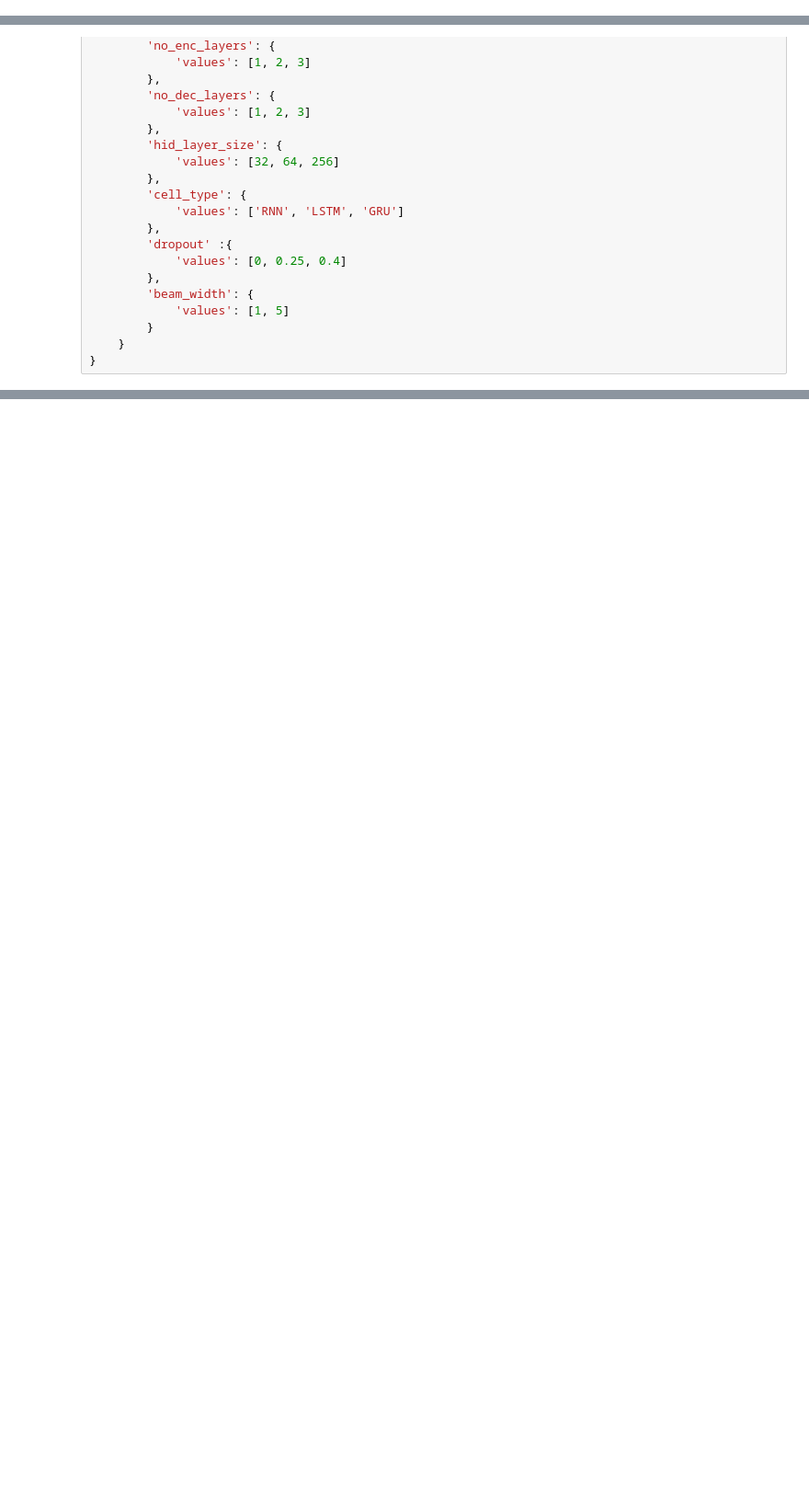
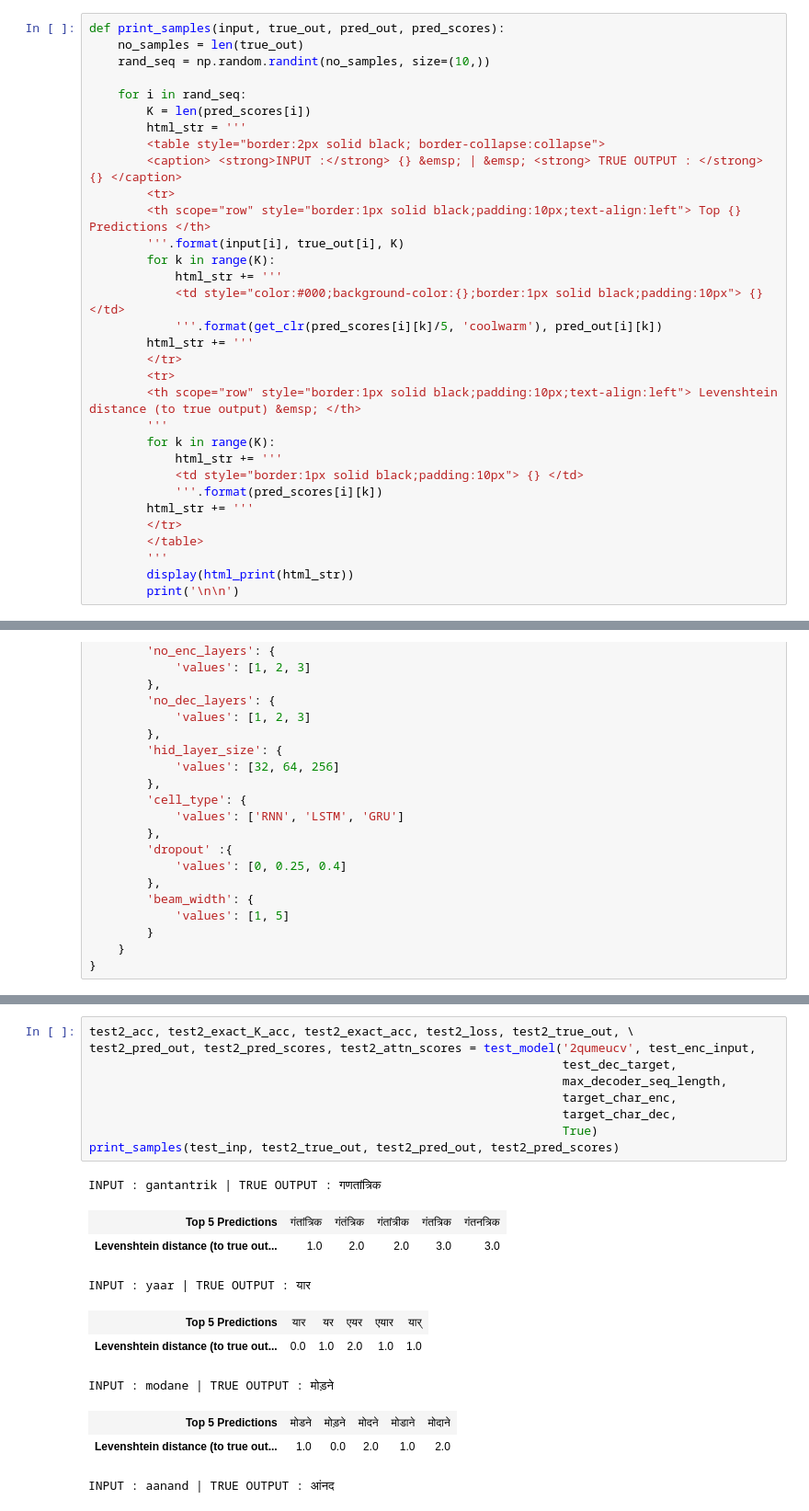
Before and after one commit to abisubramanya27/CS6910_Assignment3, a Jupyter notebook: src/Assignment3.ipynb, the cells around one changed output, grey strips where cells are left out. Shown: that part at 92% size. Saved outputs shown, nothing was run; the diff lists cells and outputs as text; blank space fills up the shorter version.

```diff
--- a/src/Assignment3.ipynb
+++ b/src/Assignment3.ipynb
@@ -631,0 +688,32 @@ def sweep_wrapper():
+# %%
+def print_samples(input, true_out, pred_out, pred_scores):
+    no_samples = len(true_out)
+    rand_seq = np.random.randint(no_samples, size=(10,))
+
+    for i in rand_seq:
+        K = len(pred_scores[i])
+        html_str = '''
+        <table style="border:2px solid black; border-collapse:collapse">
+        <caption> <strong>INPUT :</strong> {} &emsp; | &emsp; <strong> TRUE OUTPUT : </strong> {} </caption>
+        <tr>
+        <th scope="row" style="border:1px solid black;padding:10px;text-align:left"> Top {} Predictions </th>
+        '''.format(input[i], true_out[i], K)
+        for k in range(K):
+            html_str += '''
+            <td style="color:#000;background-color:{};border:1px solid black;padding:10px"> {} </td>
+            '''.format(get_clr(pred_scores[i][k]/5, 'coolwarm'), pred_out[i][k])
+        html_str += '''
+        </tr>
+        <tr>
+        <th scope="row" style="border:1px solid black;padding:10px;text-align:left"> Levenshtein distance (to true output) &emsp; </th>
+        '''
+        for k in range(K):
+            html_str += '''
+            <td style="border:1px solid black;padding:10px"> {} </td>
+            '''.format(pred_scores[i][k])
+        html_str += '''
+        </tr>
+        </table>
+        '''
+        display(html_print(html_str))
+        print('\n\n')
@@ -1040,0 +1075,20 @@ def best_model_attention(run_id, test_enc_input, test_dec_target, max_decoder_se
+# %%
+test2_acc, test2_exact_K_acc, test2_exact_acc, test2_loss, test2_true_out, \
+test2_pred_out, test2_pred_scores, test2_attn_scores = test_model('2qumeucv', test_enc_input,
+                                                                  test_dec_target,
+                                                                  max_decoder_seq_length,
+                                                                  target_char_enc,
+                                                                  target_char_dec,
+                                                                  True)
+print_samples(test_inp, test2_true_out, test2_pred_out, test2_pred_scores)
+# %% [output]
+INPUT : gantantrik | TRUE OUTPUT : गणतांत्रिक
+| Top 5 Predictions | गंतांत्रिक | गंतंत्रिक | गंतांत्रीक | गंतत्रिक | गंतनत्रिक |
+| Levenshtein distance (to true out... | 1.0 | 2.0 | 2.0 | 3.0 | 3.0 |
+INPUT : yaar | TRUE OUTPUT : यार
+| Top 5 Predictions | यार | यर | एयर | एयार | यार् |
+| Levenshtein distance (to true out... | 0.0 | 1.0 | 2.0 | 1.0 | 1.0 |
+INPUT : modane | TRUE OUTPUT : मोड़ने
+| Top 5 Predictions | मोडने | मोड़ने | मोदने | मोडाने | मोदाने |
+| Levenshtein distance (to true out... | 1.0 | 0.0 | 2.0 | 1.0 | 2.0 |
+INPUT : aanand | TRUE OUTPUT : आंनद
```
Also changed, not shown: parts of 15 cells of this notebook.
